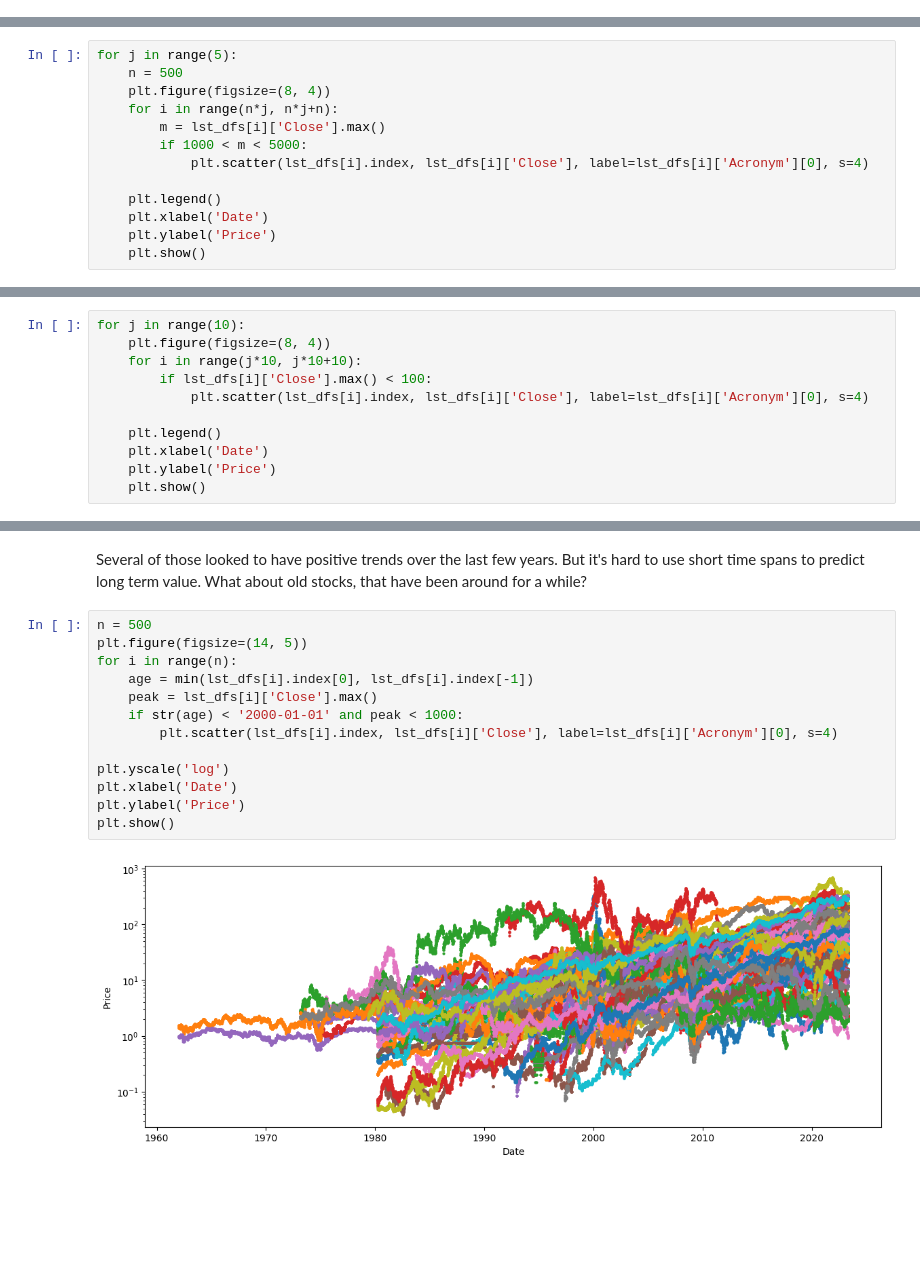
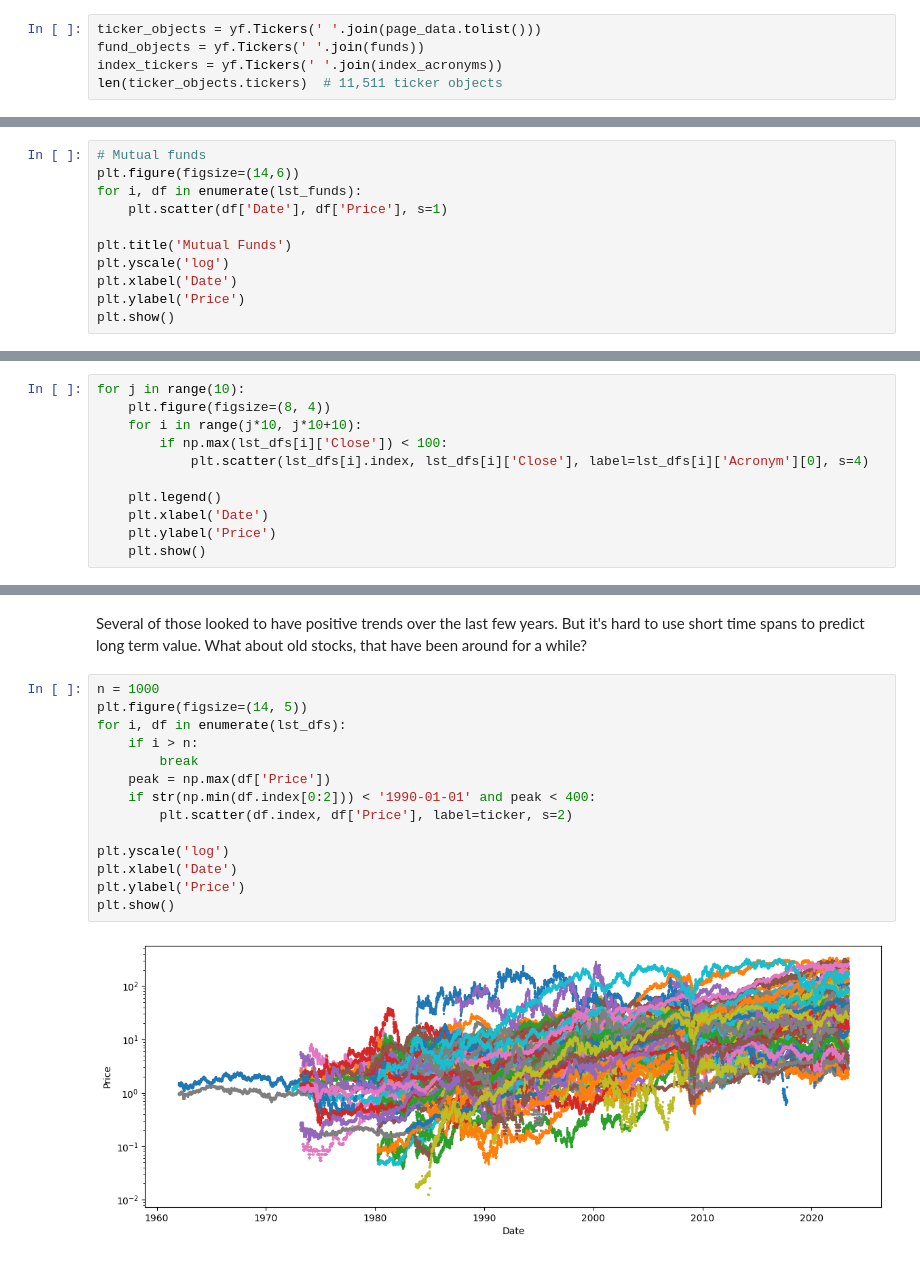
Before and after one commit to n-ghosh/Market-Learning, a Jupyter notebook: market_learning.ipynb, the cells around one changed output, grey strips where cells are left out. Drawn from its saved outputs; the diff is of its cells as text; blank space fills up the shorter version.

```diff
--- a/market_learning.ipynb
+++ b/market_learning.ipynb
@@ -176,0 +147,5 @@ len(ticker_objects.tickers)  # 11,511 ticker objects
+# %%
+ticker_objects = yf.Tickers(' '.join(page_data.tolist()))
+fund_objects = yf.Tickers(' '.join(funds))
+index_tickers = yf.Tickers(' '.join(index_acronyms))
+len(ticker_objects.tickers)  # 11,511 ticker objects
@@ -548,0 +688,11 @@ plt.show()
+# %%
+# Mutual funds
+plt.figure(figsize=(14,6))
+for i, df in enumerate(lst_funds):
+    plt.scatter(df['Date'], df['Price'], s=1)
+
+plt.title('Mutual Funds')
+plt.yscale('log')
+plt.xlabel('Date')
+plt.ylabel('Price')
+plt.show()
@@ -577,13 +745,0 @@ This is colorful but not very informative. I'll try looking at moderately large
-# %%
-for j in range(5):
-    n = 500
-    plt.figure(figsize=(8, 4))
-    for i in range(n*j, n*j+n):
-        m = lst_dfs[i]['Close'].max()
-        if 1000 < m < 5000:
-            plt.scatter(lst_dfs[i].index, lst_dfs[i]['Close'], label=lst_dfs[i]['Acronym'][0], s=4)
-
-    plt.legend()
-    plt.xlabel('Date')
-    plt.ylabel('Price')
-    plt.show()
@@ -599,7 +749,7 @@ A lot of the stocks that go far up also go back down. This doesn't appear to be
 for j in range(10):
     plt.figure(figsize=(8, 4))
     for i in range(j*10, j*10+10):
-        if lst_dfs[i]['Close'].max() < 100:
+        if np.max(lst_dfs[i]['Close']) < 100:
             plt.scatter(lst_dfs[i].index, lst_dfs[i]['Close'], label=lst_dfs[i]['Acronym'][0], s=4)
 
     plt.legend()
@@ -620,18 +772,19 @@ for j in range(10):
 # %% [markdown]
 Several of those looked to have positive trends over the last few years. But it's hard to use short time spans to predict long term value. What about old stocks, that have been around for a while?
 # %%
-n = 500
+n = 1000
 plt.figure(figsize=(14, 5))
-for i in range(n):
-    age = min(lst_dfs[i].index[0], lst_dfs[i].index[-1])
-    peak = lst_dfs[i]['Close'].max()
-    if str(age) < '2000-01-01' and peak < 1000:
-        plt.scatter(lst_dfs[i].index, lst_dfs[i]['Close'], label=lst_dfs[i]['Acronym'][0], s=4)
+for i, df in enumerate(lst_dfs):
+    if i > n:
+        break
+    peak = np.max(df['Price'])
+    if str(np.min(df.index[0:2])) < '1990-01-01' and peak < 400:
+        plt.scatter(df.index, df['Price'], label=ticker, s=2)
 
 plt.yscale('log')
 plt.xlabel('Date')
 plt.ylabel('Price')
 plt.show()
 # %% [output]
-[figure, old version]
+[figure, new version]
 # %% [markdown]
```
Also changed, not shown: parts of 72 cells of this notebook.
